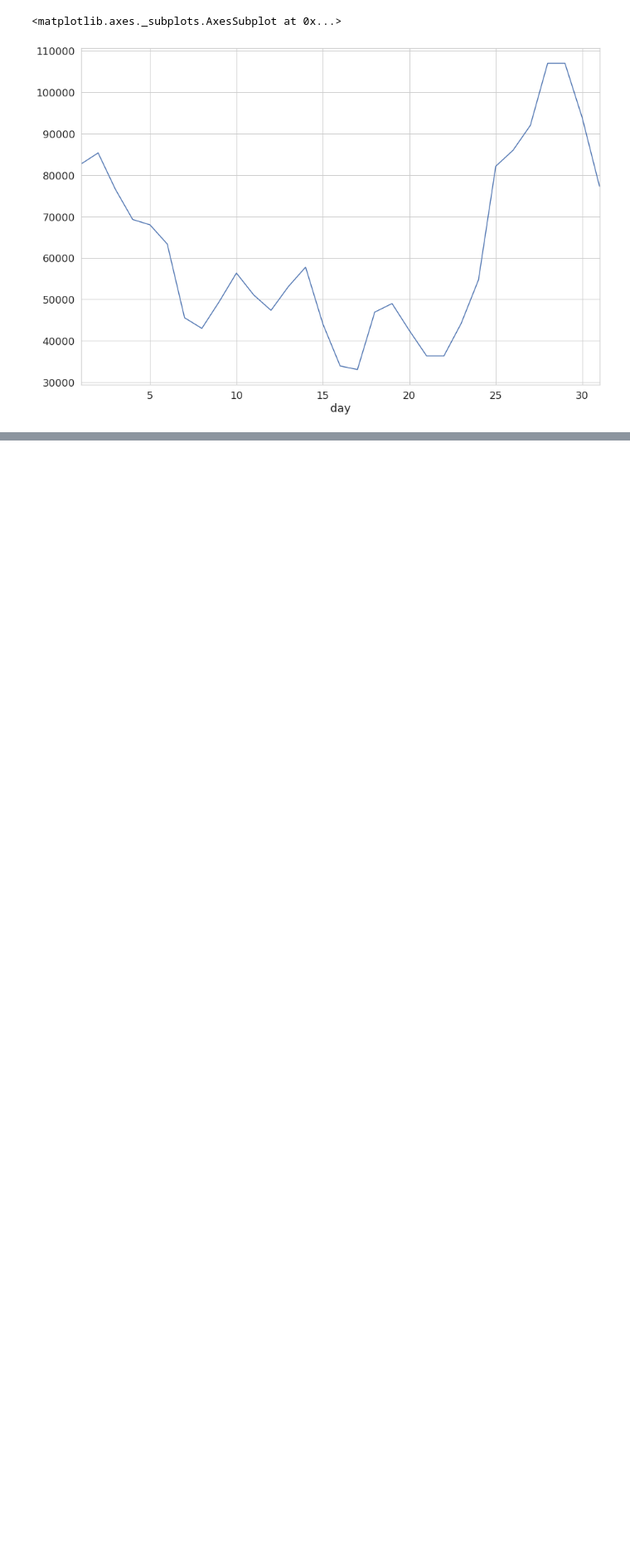
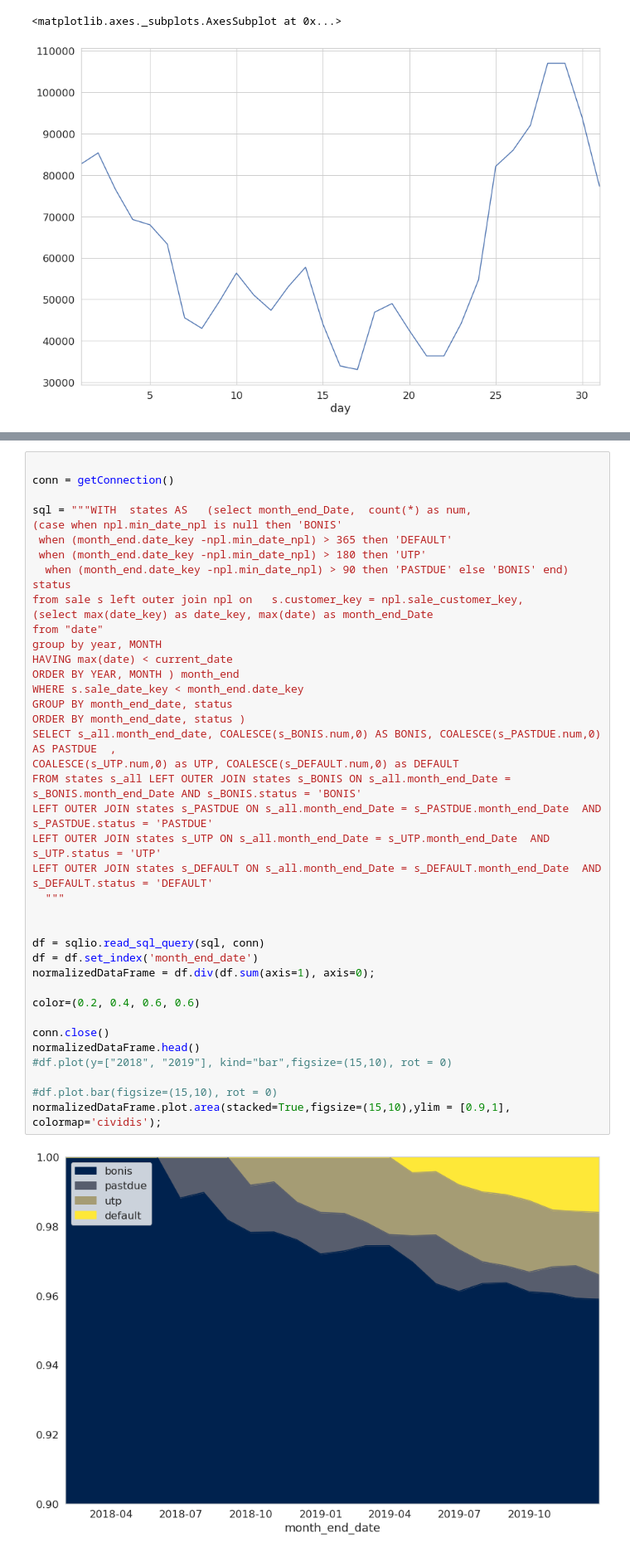
Before and after one commit to michalbogdanowicz/ADMT, a Jupyter notebook: query visualization.ipynb, the cells around one changed output, grey strips where cells are left out. Shown at 83% size. Drawn from its saved outputs; the diff is of its cells as text; blank space fills up the shorter version.

```diff
--- a/query visualization.ipynb
+++ b/query visualization.ipynb
@@ -159,0 +162,41 @@ df.plot.bar(figsize=(15,10), rot = 0)
+# %%
+
+conn = getConnection()
+
+sql = """WITH  states AS   (select month_end_Date,  count(*) as num,
+(case when npl.min_date_npl is null then 'BONIS'
+ when (month_end.date_key -npl.min_date_npl) > 365 then 'DEFAULT'
+ when (month_end.date_key -npl.min_date_npl) > 180 then 'UTP'
+  when (month_end.date_key -npl.min_date_npl) > 90 then 'PASTDUE' else 'BONIS' end) status
+from sale s left outer join npl on   s.customer_key = npl.sale_customer_key,
+(select max(date_key) as date_key, max(date) as month_end_Date
+from "date"
+group by year, MONTH
+HAVING max(date) < current_date
+ORDER BY YEAR, MONTH ) month_end
+WHERE s.sale_date_key < month_end.date_key
+GROUP BY month_end_date, status
+ORDER BY month_end_date, status )
+SELECT s_all.month_end_date, COALESCE(s_BONIS.num,0) AS BONIS, COALESCE(s_PASTDUE.num,0) AS PASTDUE  ,
+COALESCE(s_UTP.num,0) as UTP, COALESCE(s_DEFAULT.num,0) as DEFAULT
+FROM states s_all LEFT OUTER JOIN states s_BONIS ON s_all.month_end_Date = s_BONIS.month_end_Date AND s_BONIS.status = 'BONIS'
+LEFT OUTER JOIN states s_PASTDUE ON s_all.month_end_Date = s_PASTDUE.month_end_Date  AND s_PASTDUE.status = 'PASTDUE'
+LEFT OUTER JOIN states s_UTP ON s_all.month_end_Date = s_UTP.month_end_Date  AND s_UTP.status = 'UTP'
+LEFT OUTER JOIN states s_DEFAULT ON s_all.month_end_Date = s_DEFAULT.month_end_Date  AND s_DEFAULT.status = 'DEFAULT'
+  """
+
+
+df = sqlio.read_sql_query(sql, conn)
+df = df.set_index('month_end_date')
+normalizedDataFrame = df.div(df.sum(axis=1), axis=0);
+
+color=(0.2, 0.4, 0.6, 0.6)
+
+conn.close()
+normalizedDataFrame.head()
+#df.plot(y=["2018", "2019"], kind="bar",figsize=(15,10), rot = 0)
+
+#df.plot.bar(figsize=(15,10), rot = 0)
+normalizedDataFrame.plot.area(stacked=True,figsize=(15,10),ylim = [0.9,1], colormap='cividis');
+# %% [output]
+[figure, added]
```
Also changed, not shown: parts of 4 cells of this notebook, 1 other file.
